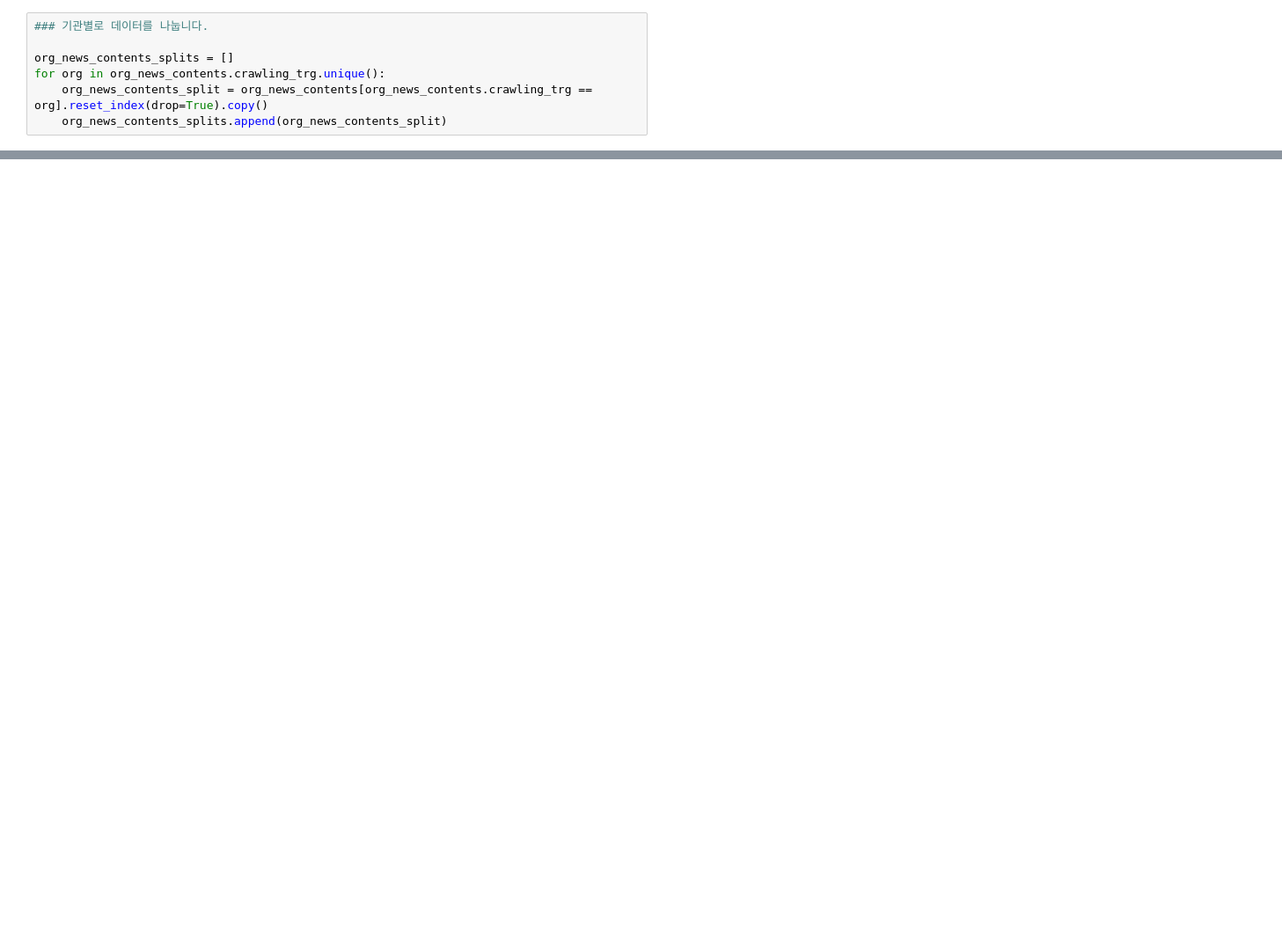
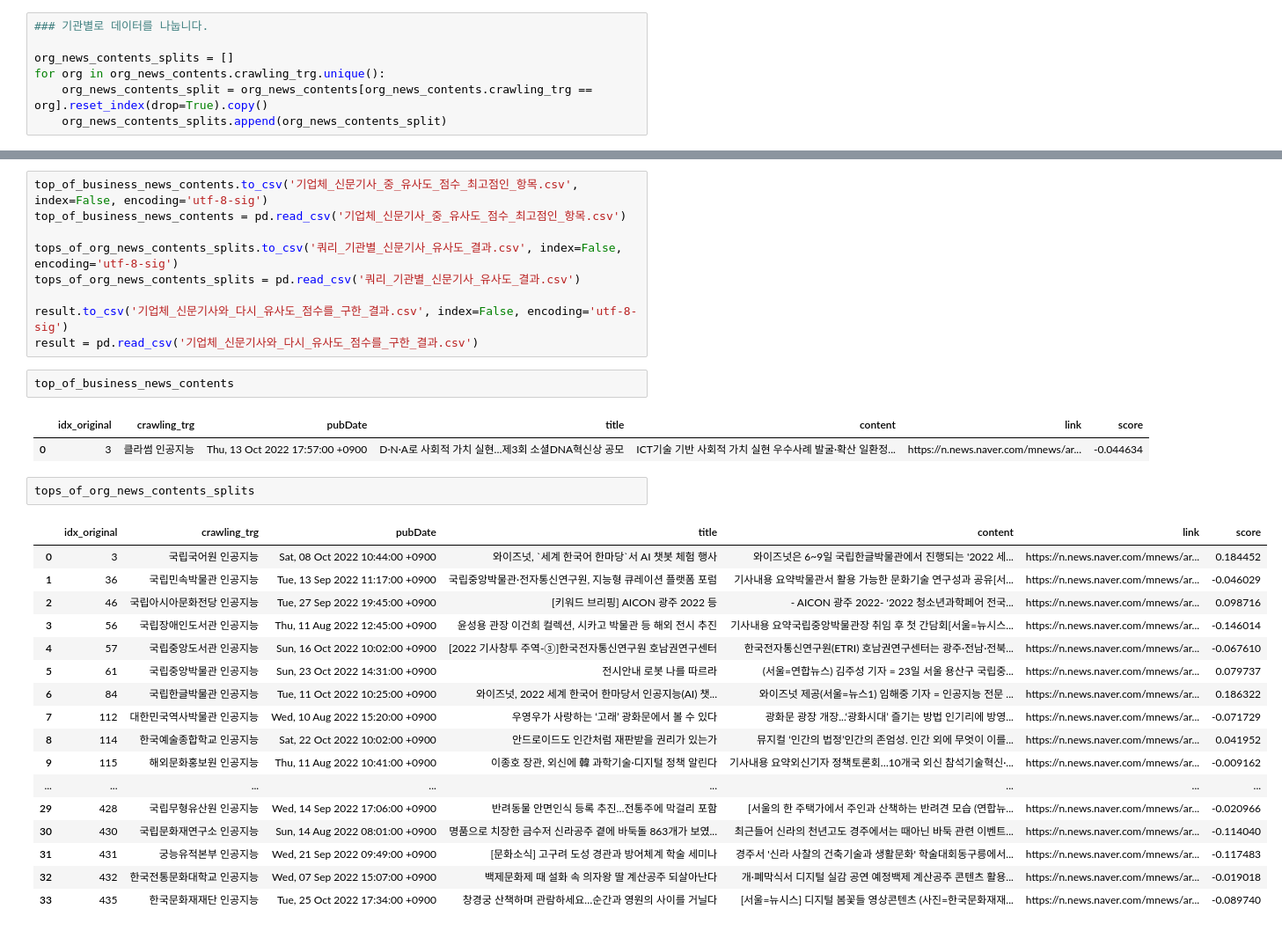
Before and after one commit to dotsnangles/targeted-news-crawling-and-document-retrieval-based-on-similarity-scoring, a Jupyter notebook: sim_score.ipynb, the cells around one changed output, grey strips where cells are left out. Shown at 88% size. Cells and saved outputs as stored; diff of their text form; blank space fills up the shorter version.

```diff
--- a/sim_score.ipynb
+++ b/sim_score.ipynb
@@ -74,0 +76,34 @@ result = tops_of_org_news_contents.iloc[top_k_results]
+# %%
+top_of_business_news_contents.to_csv('기업체_신문기사_중_유사도_점수_최고점인_항목.csv', index=False, encoding='utf-8-sig')
+top_of_business_news_contents = pd.read_csv('기업체_신문기사_중_유사도_점수_최고점인_항목.csv')
+
+tops_of_org_news_contents_splits.to_csv('쿼리_기관별_신문기사_유사도_결과.csv', index=False, encoding='utf-8-sig')
+tops_of_org_news_contents_splits = pd.read_csv('쿼리_기관별_신문기사_유사도_결과.csv')
+
+result.to_csv('기업체_신문기사와_다시_유사도_점수를_구한_결과.csv', index=False, encoding='utf-8-sig')
+result = pd.read_csv('기업체_신문기사와_다시_유사도_점수를_구한_결과.csv')
+# %%
+top_of_business_news_contents
+# %% [output]
+|  | idx_original | crawling_trg | pubDate | title | content | link | score |
+| 0 | 3 | 클라썸 인공지능 | Thu, 13 Oct 2022 17:57:00 +0900 | D·N·A로 사회적 가치 실현…제3회 소셜DNA혁신상 공모 | ICT기술 기반 사회적 가치 실현 우수사례 발굴·확산 일환정... | https://n.news.naver.com/mnews/ar... | -0.044634 |
+# %%
+tops_of_org_news_contents_splits
+# %% [output]
+|  | idx_original | crawling_trg | pubDate | title | content | link | score |
+| 0 | 3 | 국립국어원 인공지능 | Sat, 08 Oct 2022 10:44:00 +0900 | 와이즈넛, `세계 한국어 한마당`서 AI 챗봇 체험 행사 | 와이즈넛은 6~9일 국립한글박물관에서 진행되는 '2022 세... | https://n.news.naver.com/mnews/ar... | 0.184452 |
+| 1 | 36 | 국립민속박물관 인공지능 | Tue, 13 Sep 2022 11:17:00 +0900 | 국립중앙박물관·전자통신연구원, 지능형 큐레이션 플랫폼 포럼 | 기사내용 요약박물관서 활용 가능한 문화기술 연구성과 공유[서... | https://n.news.naver.com/mnews/ar... | -0.046029 |
+| 2 | 46 | 국립아시아문화전당 인공지능 | Tue, 27 Sep 2022 19:45:00 +0900 | [키워드 브리핑] AICON 광주 2022 등 | - AICON 광주 2022- '2022 청소년과학페어 전국... | https://n.news.naver.com/mnews/ar... | 0.098716 |
+| 3 | 56 | 국립장애인도서관 인공지능 | Thu, 11 Aug 2022 12:45:00 +0900 | 윤성용 관장 이건희 컬렉션, 시카고 박물관 등 해외 전시 추진 | 기사내용 요약국립중앙박물관장 취임 후 첫 간담회[서울=뉴시스... | https://n.news.naver.com/mnews/ar... | -0.146014 |
+| 4 | 57 | 국립중앙도서관 인공지능 | Sun, 16 Oct 2022 10:02:00 +0900 | [2022 기사창투 주역-③]한국전자통신연구원 호남권연구센터 | 한국전자통신연구원(ETRI) 호남권연구센터는 광주·전남·전북... | https://n.news.naver.com/mnews/ar... | -0.067610 |
+| 5 | 61 | 국립중앙박물관 인공지능 | Sun, 23 Oct 2022 14:31:00 +0900 | 전시안내 로봇 나를 따르라 | (서울=연합뉴스) 김주성 기자 = 23일 서울 용산구 국립중... | https://n.news.naver.com/mnews/ar... | 0.079737 |
+| 6 | 84 | 국립한글박물관 인공지능 | Tue, 11 Oct 2022 10:25:00 +0900 | 와이즈넛, 2022 세계 한국어 한마당서 인공지능(AI) 챗... | 와이즈넛 제공(서울=뉴스1) 임해중 기자 = 인공지능 전문 ... | https://n.news.naver.com/mnews/ar... | 0.186322 |
+| 7 | 112 | 대한민국역사박물관 인공지능 | Wed, 10 Aug 2022 15:20:00 +0900 | 우영우가 사랑하는 ‘고래’ 광화문에서 볼 수 있다 | 광화문 광장 개장...‘광화시대’ 즐기는 방법 인기리에 방영... | https://n.news.naver.com/mnews/ar... | -0.071729 |
+| 8 | 114 | 한국예술종합학교 인공지능 | Sat, 22 Oct 2022 10:02:00 +0900 | 안드로이드도 인간처럼 재판받을 권리가 있는가 | 뮤지컬 ‘인간의 법정’인간의 존엄성. 인간 외에 무엇이 이를... | https://n.news.naver.com/mnews/ar... | 0.041952 |
+| 9 | 115 | 해외문화홍보원 인공지능 | Thu, 11 Aug 2022 10:41:00 +0900 | 이종호 장관, 외신에 韓 과학기술·디지털 정책 알린다 | 기사내용 요약외신기자 정책토론회…10개국 외신 참석기술혁신·... | https://n.news.naver.com/mnews/ar... | -0.009162 |
+| ... | ... | ... | ... | ... | ... | ... | ... |
+| 29 | 428 | 국립무형유산원 인공지능 | Wed, 14 Sep 2022 17:06:00 +0900 | 반려동물 안면인식 등록 추진…전통주에 막걸리 포함 | [서울의 한 주택가에서 주인과 산책하는 반려견 모습 (연합뉴... | https://n.news.naver.com/mnews/ar... | -0.020966 |
+| 30 | 430 | 국립문화재연구소 인공지능 | Sun, 14 Aug 2022 08:01:00 +0900 | 명품으로 치장한 금수저 신라공주 곁에 바둑돌 863개가 보였... | 최근들어 신라의 천년고도 경주에서는 때아닌 바둑 관련 이벤트... | https://n.news.naver.com/mnews/ar... | -0.114040 |
+| 31 | 431 | 궁능유적본부 인공지능 | Wed, 21 Sep 2022 09:49:00 +0900 | [문화소식] 고구려 도성 경관과 방어체계 학술 세미나 | 경주서 '신라 사찰의 건축기술과 생활문화' 학술대회동구릉에서... | https://n.news.naver.com/mnews/ar... | -0.117483 |
+| 32 | 432 | 한국전통문화대학교 인공지능 | Wed, 07 Sep 2022 15:07:00 +0900 | 백제문화제 때 설화 속 의자왕 딸 계산공주 되살아난다 | 개·폐막식서 디지털 실감 공연 예정백제 계산공주 콘텐츠 활용... | https://n.news.naver.com/mnews/ar... | -0.019018 |
+| 33 | 435 | 한국문화재재단 인공지능 | Tue, 25 Oct 2022 17:34:00 +0900 | 창경궁 산책하며 관람하세요…순간과 영원의 사이를 거닐다 | [서울=뉴시스] 디지털 봄꽃들 영상콘텐츠 (사진=한국문화재재... | https://n.news.naver.com/mnews/ar... | -0.089740 |
```
Also changed, not shown: parts of 6 cells of this notebook.
